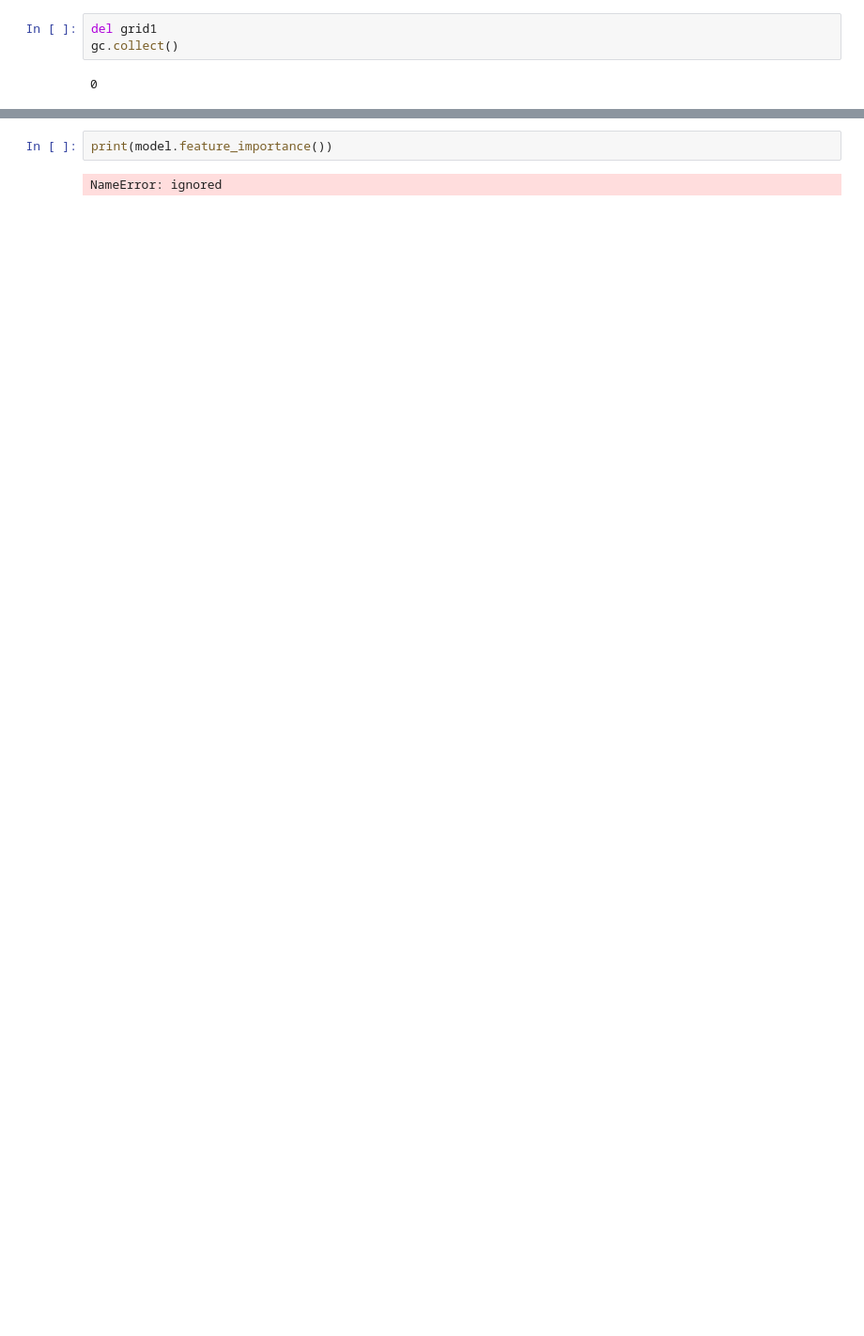
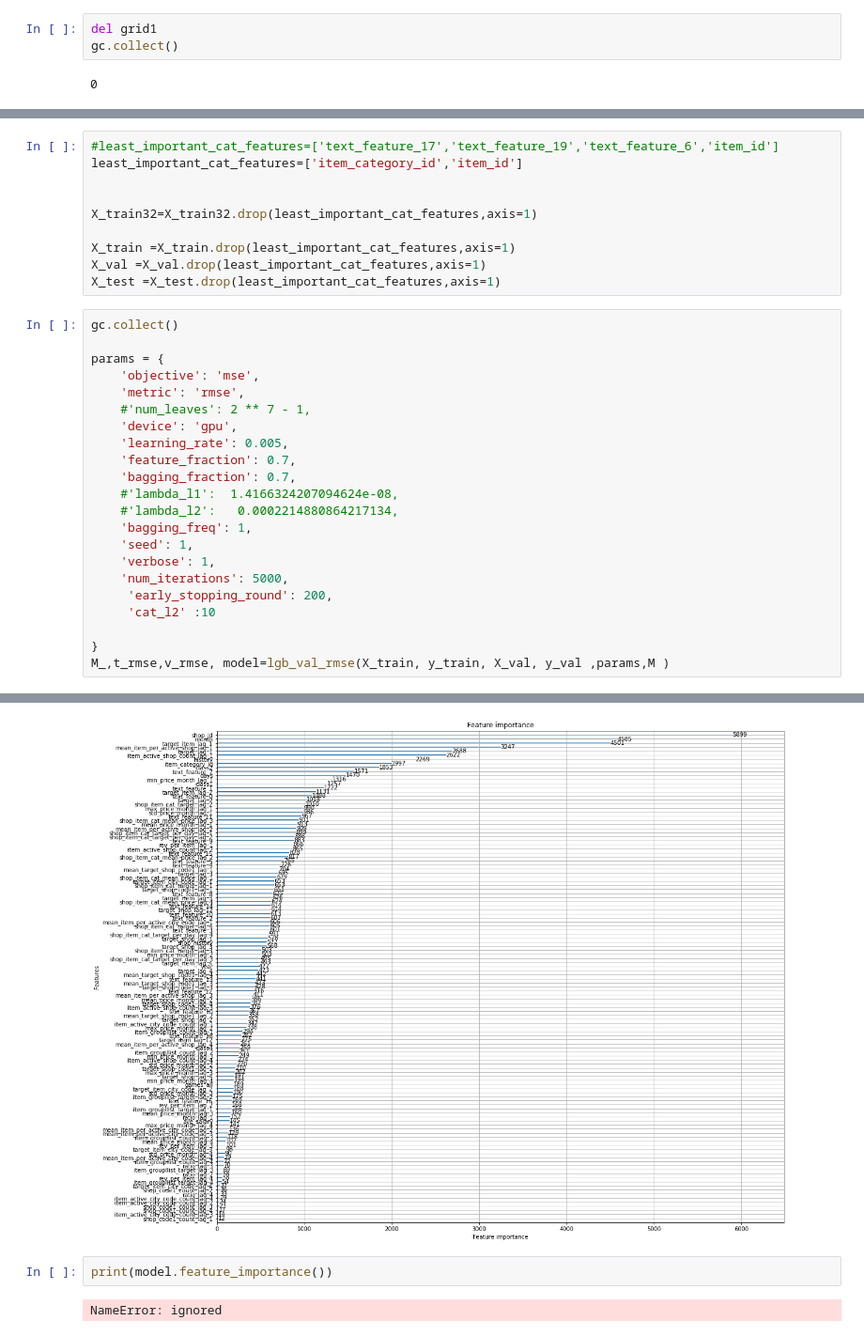
Before and after one commit to chayn1v/temp_lightgbm, a Jupyter notebook: lightgbm_lvl2_get_rid_of_extras.ipynb, the cells around one changed output, grey strips where cells are left out. Shown at 94% size. Saved outputs shown, nothing was run; the diff lists cells and outputs as text; blank space fills up the shorter version.

```diff
--- a/lightgbm_lvl2_get_rid_of_extras.ipynb
+++ b/lightgbm_lvl2_get_rid_of_extras.ipynb
@@ -1026 +1052,34 @@ AxesSubplot(0.125,0.125;0.775x0.755)
  <lightgbm.basic.Booster at 0x...>)
+# %%
+#least_important_cat_features=['text_feature_17','text_feature_19','text_feature_6','item_id']
+least_important_cat_features=['item_category_id','item_id']
+
+
+X_train32=X_train32.drop(least_important_cat_features,axis=1)
+
+X_train =X_train.drop(least_important_cat_features,axis=1)
+X_val =X_val.drop(least_important_cat_features,axis=1)
+X_test =X_test.drop(least_important_cat_features,axis=1)
+# %%
+gc.collect()
+
+params = {
+    'objective': 'mse',
+    'metric': 'rmse',
+    #'num_leaves': 2 ** 7 - 1,
+    'device': 'gpu',
+    'learning_rate': 0.005,
+    'feature_fraction': 0.7,
+    'bagging_fraction': 0.7,
+    #'lambda_l1':  1.4166324207094624e-08,
+    #'lambda_l2':   0.0002214880864217134,
+    'bagging_freq': 1,
+    'seed': 1,
+    'verbose': 1,
+    'num_iterations': 5000,
+     'early_stopping_round': 200,
+     'cat_l2' :10
+
+}
+M_,t_rmse,v_rmse, model=lgb_val_rmse(X_train, y_train, X_val, y_val ,params,M )
+# %% [output]
@@ -1027,3 +1111,4 @@ AxesSubplot(0.125,0.125;0.775x0.755)
+[figure, added]
 # %%
 print(model.feature_importance())
 # %% [output]
```
Also changed, not shown: parts of 32 cells of this notebook.
